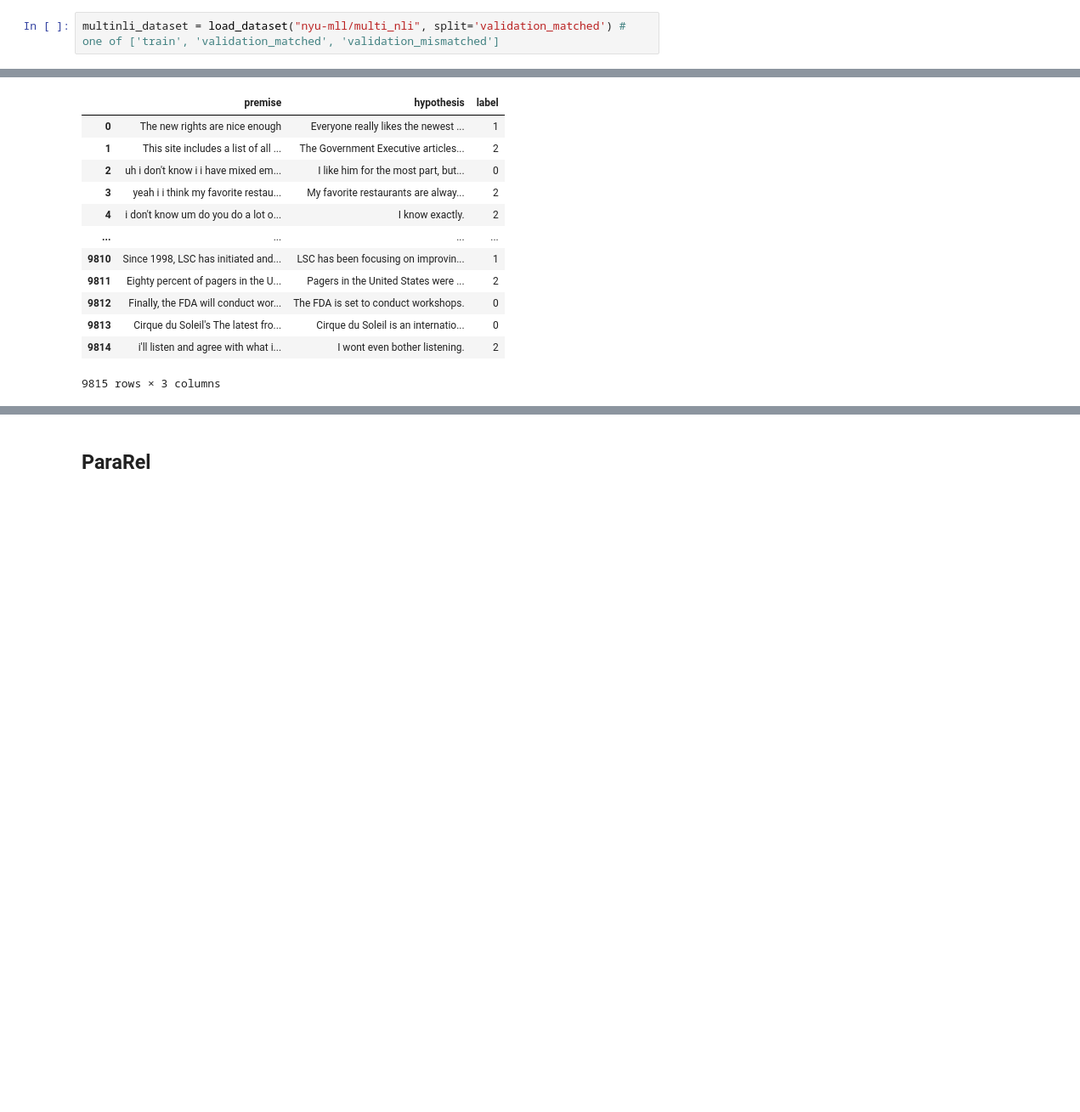
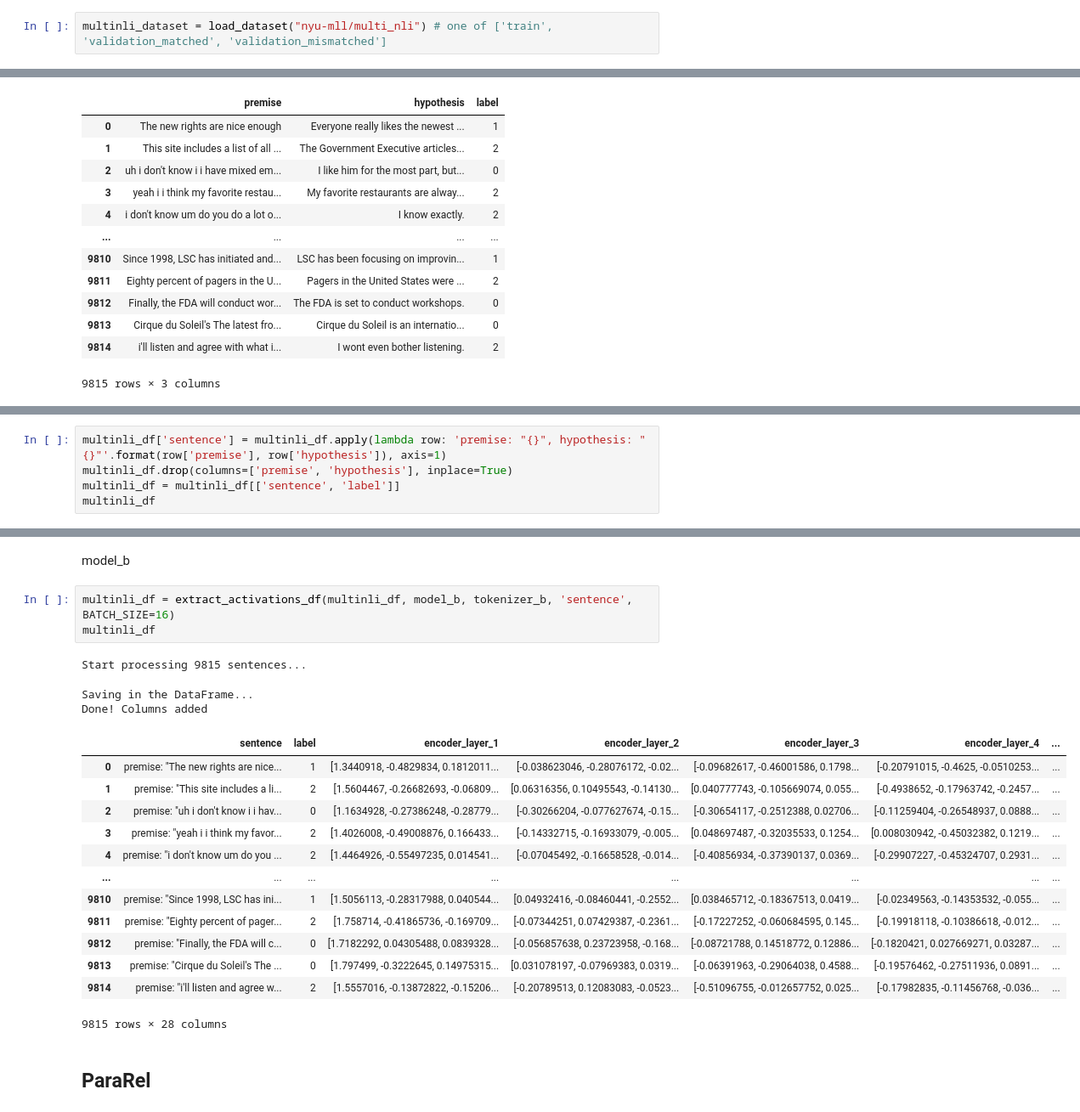
Before and after one commit to rrossierba/digital-transformation-computer-security, a Jupyter notebook: probe_t5.ipynb, the cells around one changed output, grey strips where cells are left out. Shown: that part at 85% size. Drawn from its saved outputs; the diff is of its cells as text; blank space fills up the shorter version.

Commit message:
MultiNLI and perturbation

```diff
--- a/probe_t5.ipynb
+++ b/probe_t5.ipynb
@@ -927,4 +932,4 @@ token_ewt_df
 # %% [markdown]
 ## MultiNLI
 # %%
-multinli_dataset = load_dataset("nyu-mll/multi_nli", split='validation_matched') # one of ['train', 'validation_matched', 'validation_mismatched']
+multinli_dataset = load_dataset("nyu-mll/multi_nli") # one of ['train', 'validation_matched', 'validation_mismatched']
@@ -948,0 +975,5 @@ multinli_df
+# %%
+multinli_df['sentence'] = multinli_df.apply(lambda row: 'premise: "{}", hypothesis: "{}"'.format(row['premise'], row['hypothesis']), axis=1)
+multinli_df.drop(columns=['premise', 'hypothesis'], inplace=True)
+multinli_df = multinli_df[['sentence', 'label']]
+multinli_df
@@ -949,3 +994,25 @@ multinli_df
+# %% [markdown]
+model_b
+# %%
+multinli_df = extract_activations_df(multinli_df, model_b, tokenizer_b, 'sentence', BATCH_SIZE=16)
+multinli_df
+# %% [output]
+Start processing 9815 sentences...
+Saving in the DataFrame...
+Done! Columns added
+|  | sentence | label | encoder_layer_1 | encoder_layer_2 | encoder_layer_3 | encoder_layer_4 | ... |
+| 0 | premise: "The new rights are nice... | 1 | [1.3440918, -0.4829834, 0.1812011... | [-0.038623046, -0.28076172, -0.02... | [-0.09682617, -0.46001586, 0.1798... | [-0.20791015, -0.4625, -0.0510253... | ... |
+| 1 | premise: "This site includes a li... | 2 | [1.5604467, -0.26682693, -0.06809... | [0.06316356, 0.10495543, -0.14130... | [0.040777743, -0.105669074, 0.055... | [-0.4938652, -0.17963742, -0.2457... | ... |
+| 2 | premise: "uh i don't know i i hav... | 0 | [1.1634928, -0.27386248, -0.28779... | [-0.30266204, -0.077627674, -0.15... | [-0.30654117, -0.2512388, 0.02706... | [-0.11259404, -0.26548937, 0.0888... | ... |
+| 3 | premise: "yeah i i think my favor... | 2 | [1.4026008, -0.49008876, 0.166433... | [-0.14332715, -0.16933079, -0.005... | [0.048697487, -0.32035533, 0.1254... | [0.008030942, -0.45032382, 0.1219... | ... |
+| 4 | premise: "i don't know um do you ... | 2 | [1.4464926, -0.55497235, 0.014541... | [-0.07045492, -0.16658528, -0.014... | [-0.40856934, -0.37390137, 0.0369... | [-0.29907227, -0.45324707, 0.2931... | ... |
+| ... | ... | ... | ... | ... | ... | ... | ... |
+| 9810 | premise: "Since 1998, LSC has ini... | 1 | [1.5056113, -0.28317988, 0.040544... | [0.04932416, -0.08460441, -0.2552... | [0.038465712, -0.18367513, 0.0419... | [-0.02349563, -0.14353532, -0.055... | ... |
+| 9811 | premise: "Eighty percent of pager... | 2 | [1.758714, -0.41865736, -0.169709... | [-0.07344251, 0.07429387, -0.2361... | [-0.17227252, -0.060684595, 0.145... | [-0.19918118, -0.10386618, -0.012... | ... |
+| 9812 | premise: "Finally, the FDA will c... | 0 | [1.7182292, 0.04305488, 0.0839328... | [-0.056857638, 0.23723958, -0.168... | [-0.08721788, 0.14518772, 0.12886... | [-0.1820421, 0.027669271, 0.03287... | ... |
+| 9813 | premise: "Cirque du Soleil's The ... | 0 | [1.797499, -0.3222645, 0.14975315... | [0.031078197, -0.07969383, 0.0319... | [-0.06391963, -0.29064038, 0.4588... | [-0.19576462, -0.27511936, 0.0891... | ... |
+| 9814 | premise: "i'll listen and agree w... | 2 | [1.5557016, -0.13872822, -0.15206... | [-0.20789513, 0.12083083, -0.0523... | [-0.51096755, -0.012657752, 0.025... | [-0.17982835, -0.11456768, -0.036... | ... |
+9815 rows × 28 columns
 # %% [markdown]
 ## ParaRel
 # %%
```
Also changed, not shown: parts of 18 cells of this notebook.
